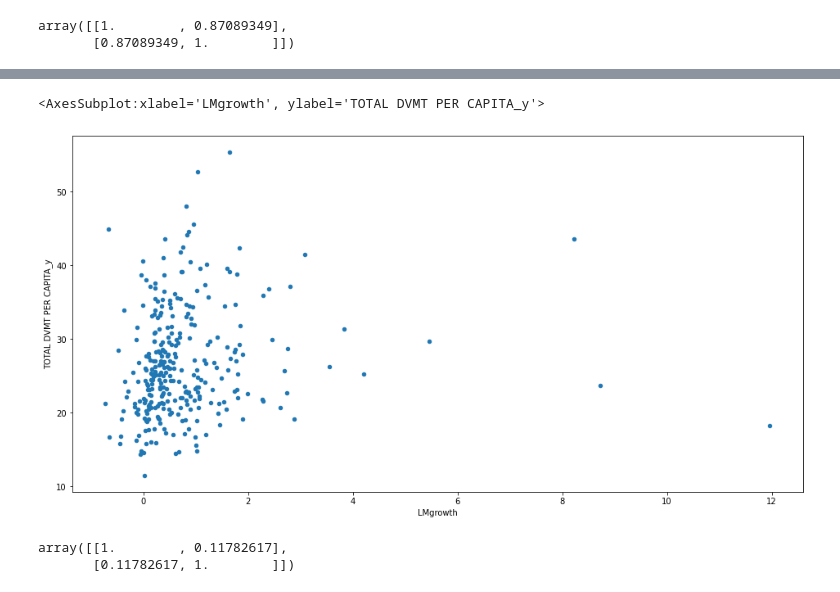
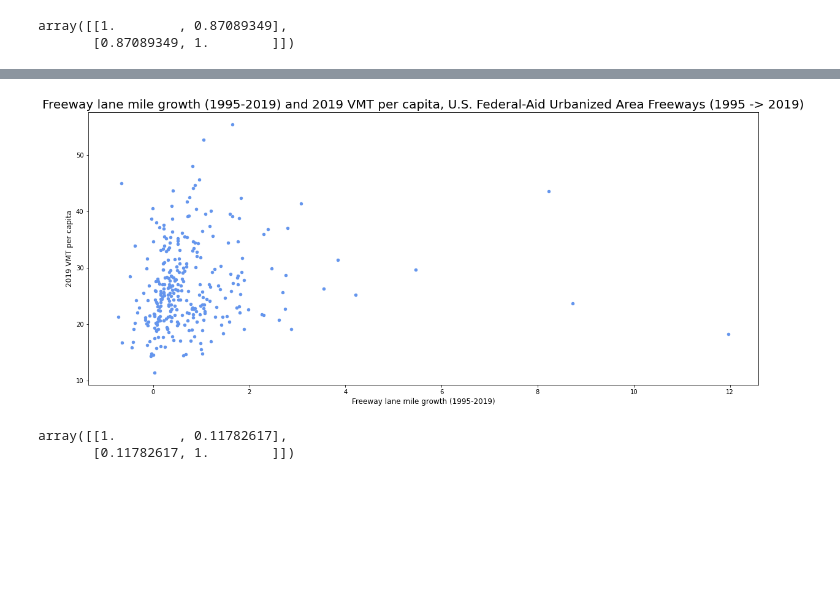
Before and after one commit to michaelrosen3/backfilling, a Jupyter notebook: MSA_CHARTS_9_26_22.ipynb, the cells around one changed output, grey strips where cells are left out. Cells and saved outputs as stored; diff of their text form; code cells hidden in the pictures; blank space fills up the shorter version.

```diff
--- a/MSA_CHARTS_9_26_22.ipynb
+++ b/MSA_CHARTS_9_26_22.ipynb
@@ -103,8 +81,21 @@ Name: 264, dtype: object
 # %%
-msajoin.plot('LMgrowth','TOTAL DVMT PER CAPITA_y',kind='scatter',figsize=(16,8))
+msajoin.plot(
+    x=['LMgrowth'],
+    y=['TOTAL DVMT PER CAPITA_y'],
+    kind='scatter',
+    figsize=(16, 8),
+    c='cornflowerblue',
+)
+
+plt.title(label="Freeway lane mile growth (1995-2019) and 2019 VMT per capita, U.S. Federal-Aid Urbanized Area Freeways (1995 -> 2019)",
+          fontsize=20,
+          color="black",)
+plt.xlabel('Freeway lane mile growth (1995-2019)', fontsize=12)
+plt.ylabel('2019 VMT per capita', fontsize=12)
+plt.tight_layout()
+plt.subplots_adjust(top=0.85)
 # %% [output]
-<AxesSubplot:xlabel='LMgrowth', ylabel='TOTAL DVMT PER CAPITA_y'>
-[figure, old version]
+[figure, new version]
 # %%
 np.corrcoef(msajoin['LMgrowth'],msajoin['TOTAL DVMT PER CAPITA_y'])
 # %% [output]
```
Also changed, not shown: parts of 5 cells of this notebook, 2 other files.
